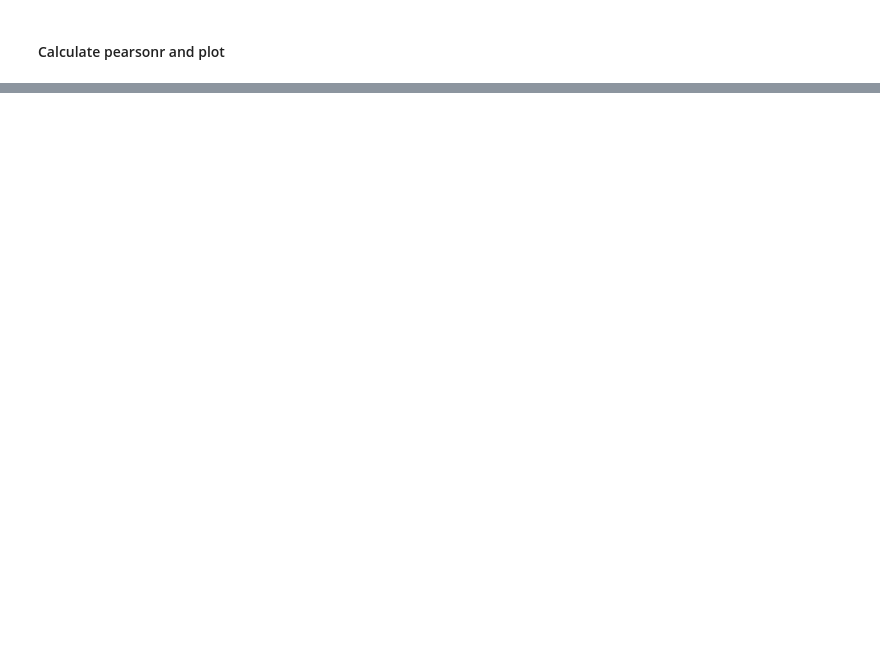
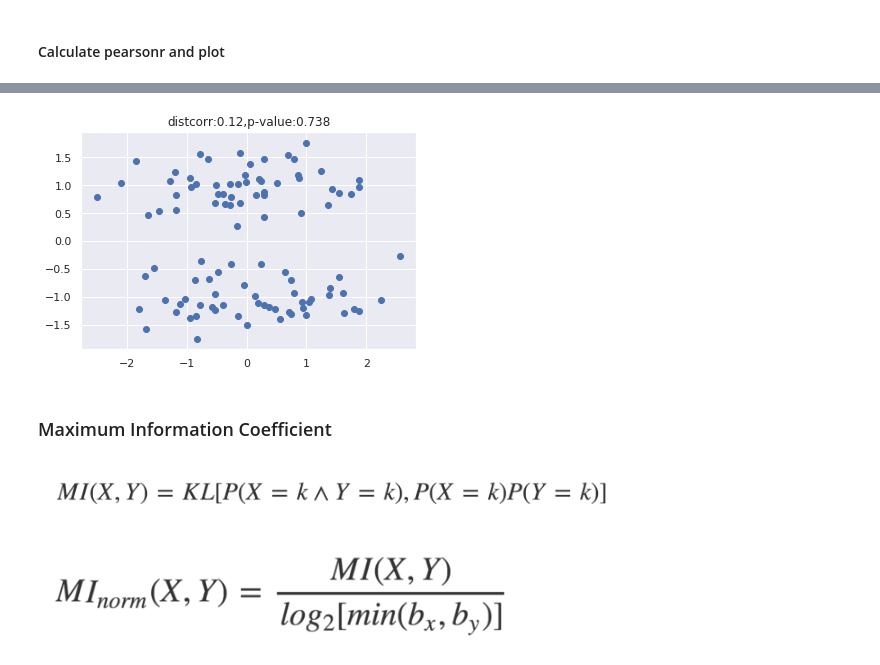
Before and after one commit to garikdza/ISTC_ML_course, a Jupyter notebook: Data_Analysis/Linear_And_Non_Linear_Relationships .ipynb, the cells around one changed output, grey strips where cells are left out. Drawn from its saved outputs; the diff is of its cells as text; code cells hidden in the pictures; blank space fills up the shorter version.

```diff
--- a/Data_Analysis/Linear_And_Non_Linear_Relationships .ipynb
+++ b/Data_Analysis/Linear_And_Non_Linear_Relationships .ipynb
@@ -57,0 +83,13 @@ y_2_exp.max()
+# %%
+x = np.linspace(0,10)
+y = np.sin(x) + np.random.normal(0,0.1,50)
+r, p = spearmanr(x,y)
+plt.scatter(x,y)
+plt.title("spearmanr:{0},p-value:{1}".format(np.round(r,3),np.round(p,3)));
+plt.show()
+
+x = np.linspace(-10,10)
+y = x**2 + np.random.normal(0,5,50)
+r, p = spearmanr(x,y)
+plt.scatter(x,y)
+plt.title("spearmanr:{0},p-value:{1}".format(np.round(r,3),np.round(p,3)));
@@ -57,0 +181,15 @@ y_2_exp.max()
+# %%
+from sklearn.datasets import make_classification
+X1, Y1 = make_classification(n_features=2, n_redundant=0, n_informative=1,
+                             n_clusters_per_class=1)
+d,p = dist_corr(X1[:,0],X1[:,1])
+plt.scatter(X1[:,0],X1[:,1])
+plt.title("distcorr:{0},p-value:{1}".format(np.round(d,3),np.round(p,3)));
+# %% [output]
+[figure, added]
+# %% [markdown]
+### Maximum Information Coefficient
+# %% [markdown]
+![image.png](attachment:image.png)
+# %% [markdown]
+![image.png](attachment:image.png)
```
Also changed, not shown: parts of 18 cells of this notebook, 1 other file.
